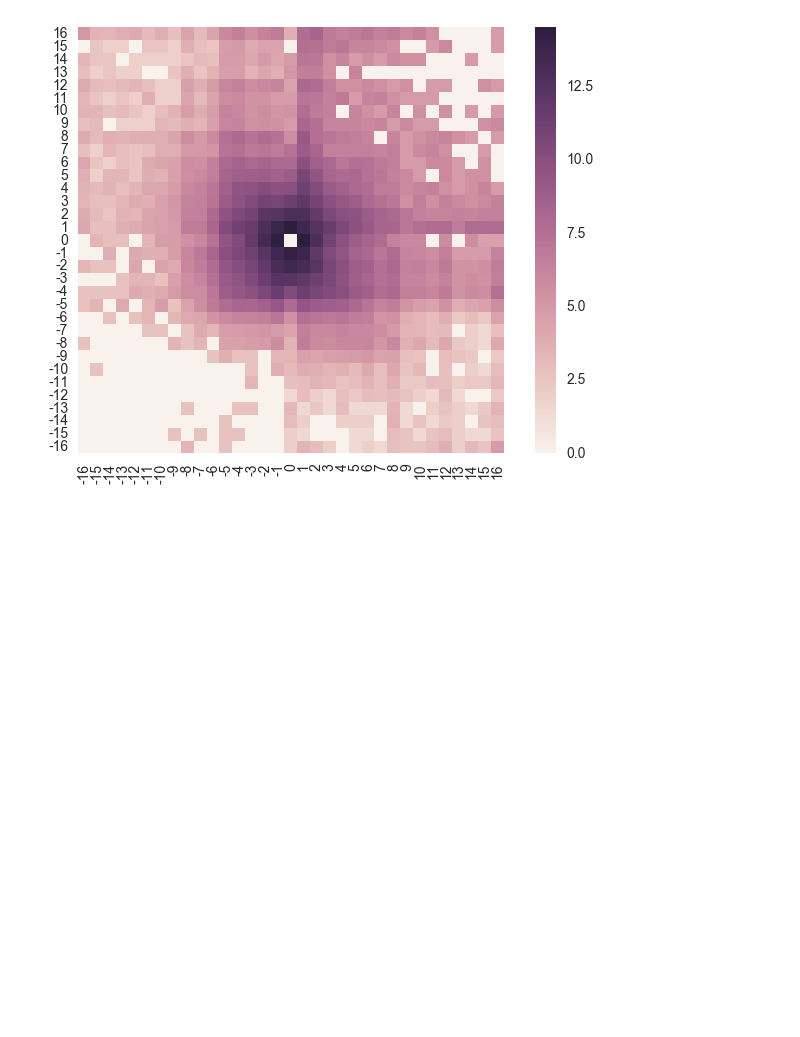
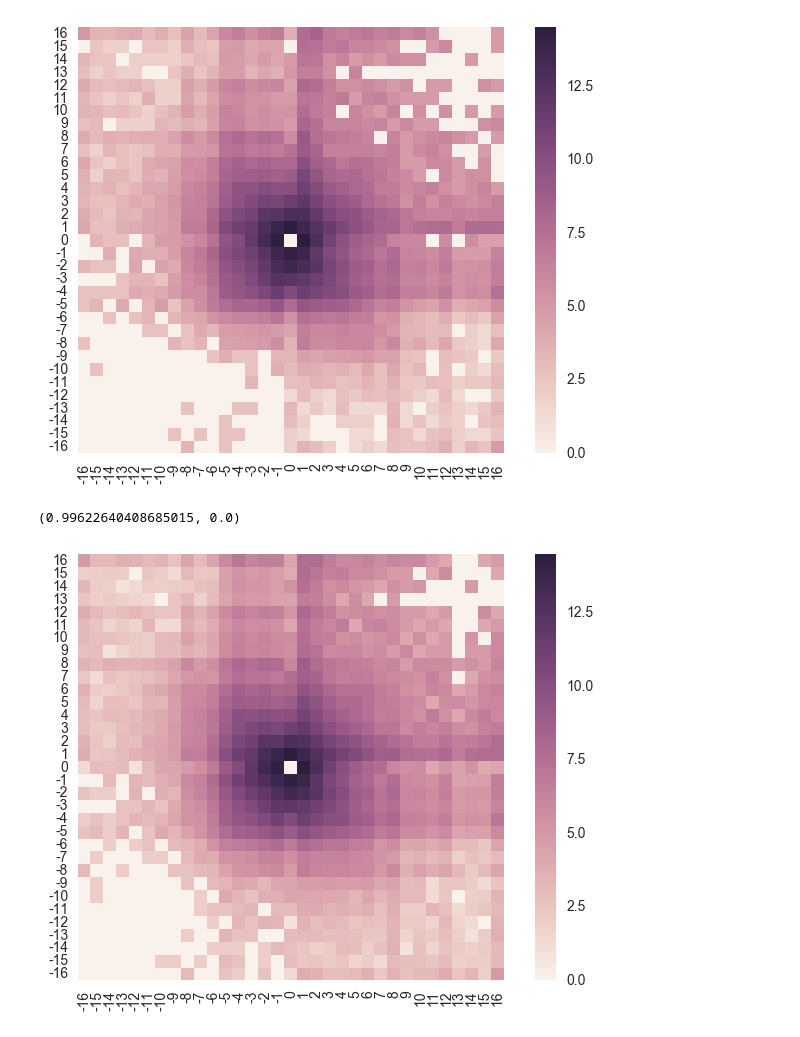
Before and after one commit to barrbrain/AV1-CfL-Proposal, a Jupyter notebook: Chroma from Luma signalling.ipynb, the cells around one changed output. Drawn from its saved outputs; the diff is of its cells as text; code cells hidden in the pictures; blank space fills up the shorter version.

```diff
--- a/Chroma from Luma signalling.ipynb
+++ b/Chroma from Luma signalling.ipynb
@@ -60,3 +64,11 @@ log1p_norm = pd.DataFrame(np.log1p(alpha_norm), index=range(-16, 17), columns=ra
 sns.heatmap(log1p_norm[::-1], square=True);
 # %% [output]
 [figure]
+# %%
+alpha_norm_symm = (alpha_norm + alpha_norm.T) * .5
+log1p_norm_symm = pd.DataFrame(np.log1p(alpha_norm_symm), index=range(-16, 17), columns=range(-16, 17))
+sns.heatmap(log1p_norm_symm[::-1], square=True);
+stats.pearsonr(alpha_norm.ravel(), alpha_norm_symm.ravel())
+# %% [output]
+(0.99622640408685015, 0.0)
+[figure, added]
```
Also changed, not shown: parts of 2 cells of this notebook.
